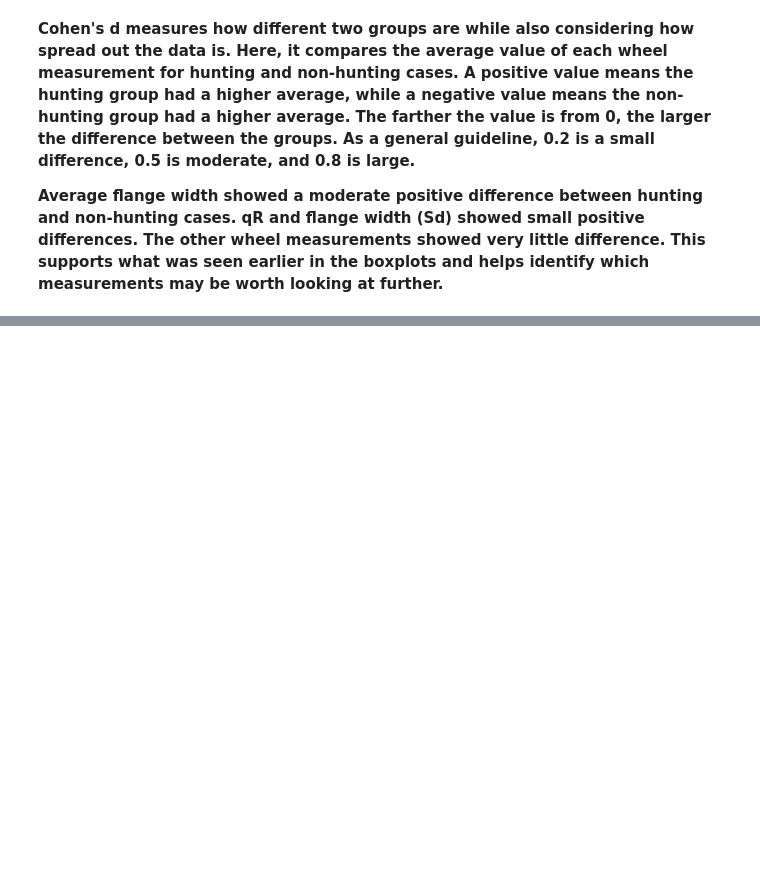
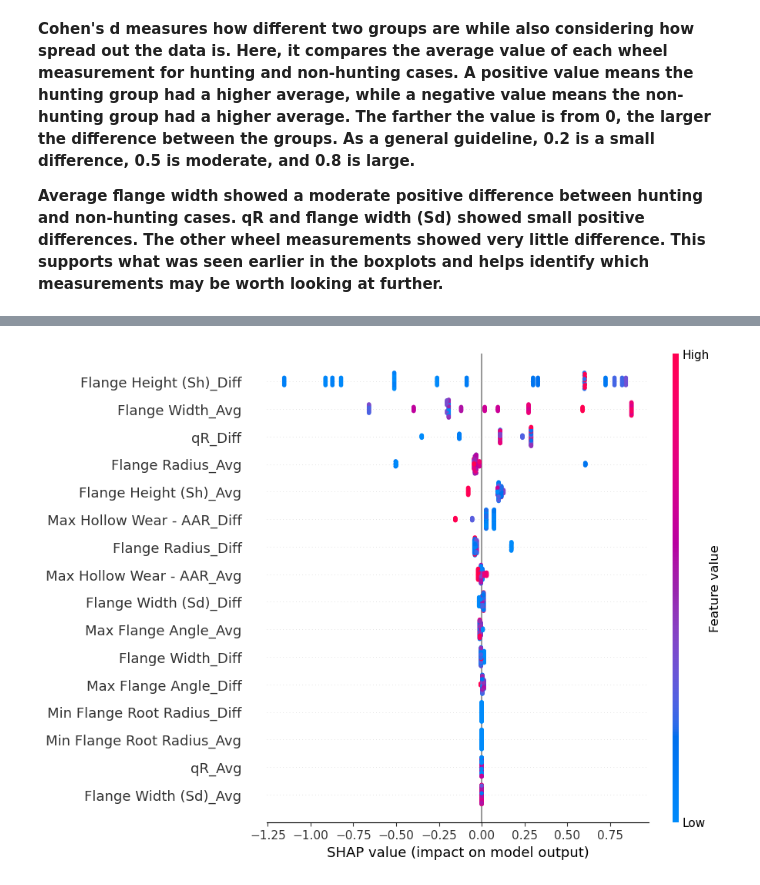
Before and after one commit to smathurc/MxV-Wheel-Profile, a Jupyter notebook: notebooks/verbana3_EDA_and_modeling.ipynb, the cells around one changed output, grey strips where cells are left out. Cells and saved outputs as stored; diff of their text form; code cells hidden in the pictures; blank space fills up the shorter version.

Commit message:
Update EDA and XGBoost modeling notebook

```diff
--- a/notebooks/verbana3_EDA_and_modeling.ipynb
+++ b/notebooks/verbana3_EDA_and_modeling.ipynb
@@ -466,0 +1023,12 @@ print(classification_report(y_test, y_pred_2, zero_division=0))
+# %%
+# Build balanced logistic regression using left wheel measurements
+balanced_left_model = Pipeline([
+    ("scaler", StandardScaler()),
+    ("classifier", LogisticRegression(
+        max_iter=1000,
+        class_weight="balanced"
+    ))
+])
+
+# Train using left wheel measurements
+balanced_left_model.fit(X_left_train, y_train)
@@ -466,0 +1253,16 @@ print(classification_report(y_test, y_pred_2, zero_division=0))
+# %%
+# Use the best XGBoost model from cross validation
+best_xgb = xgb_search.best_estimator_
+
+# Predict hunting on the held out test cars
+y_pred_xgb = best_xgb.predict(X_avg_diff_test)
+
+# Display model performance
+print("Accuracy:", round(accuracy_score(y_test, y_pred_xgb), 3))
+print("Balanced Accuracy:", round(balanced_accuracy_score(y_test, y_pred_xgb), 3))
+
+print("\nClassification Report:")
+print(classification_report(y_test, y_pred_xgb))
+
+print("Confusion Matrix:")
+print(confusion_matrix(y_test, y_pred_xgb))
@@ -466,0 +1286,13 @@ print(classification_report(y_test, y_pred_2, zero_division=0))
+# %%
+import shap
+import matplotlib.pyplot as plt
+
+#Explain predictions on the held out test cars
+explainer = shap.TreeExplainer(best_xgb)
+shap_values = explainer(X_avg_diff_test)
+
+#Show which measurements push predictions toward or away from hunting
+shap.plots.beeswarm(shap_values, max_display=16)
+plt.show()
+# %% [output]
+[figure, added]
```
Also changed, not shown: parts of 78 cells of this notebook.
